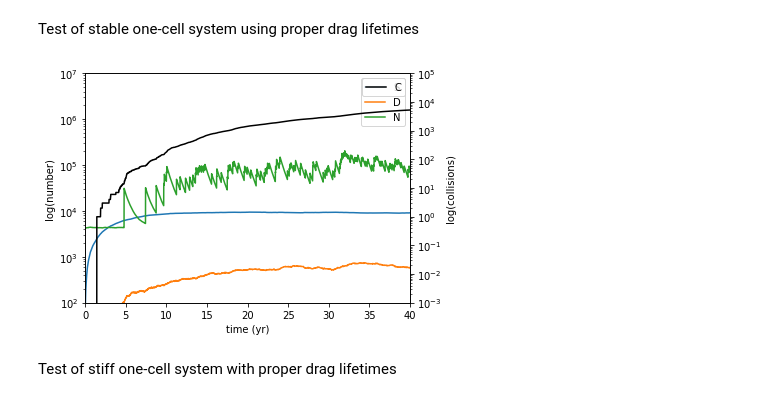
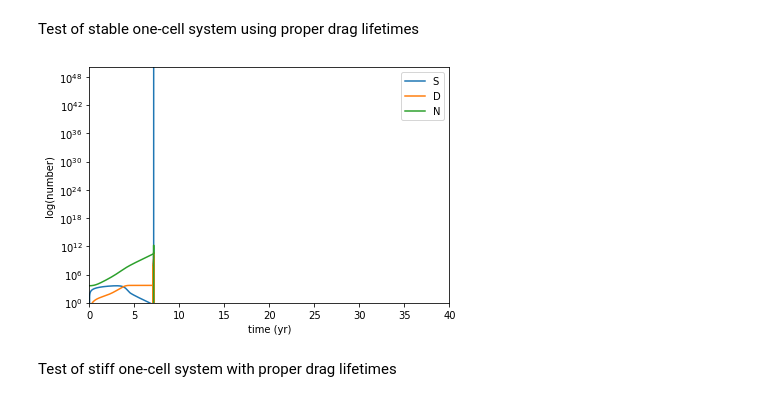
Before and after one commit to JustinLaw-D/debris-simulations, a Jupyter notebook: NCell_sims.ipynb, the cells around one changed output. Saved outputs shown, nothing was run; the diff lists cells and outputs as text; code cells hidden in the pictures.

```diff
--- a/NCell_sims.ipynb
+++ b/NCell_sims.ipynb
@@ -149,7 +149,7 @@ def drag_lifetime_loc(hmax, hmin, a_over_m):
 atmosphere = NCell(np.array([S_i]), np.array([D_i]), np.array([N_i]), np.array([alt]),
                 np.array([dh]), np.array([lam]), drag_lifetime_loc)
 # %%
-atmosphere.run_sim(T, dt=0.01)
+atmosphere.run_sim(T, dt=0.0005)
 t = atmosphere.get_t()
 S = atmosphere.get_S()[0]
 D = atmosphere.get_D()[0]
@@ -158,28 +158,28 @@ C = atmosphere.get_C()[0]
 # %%
 import matplotlib.pyplot as plt
 
 fig, ax1 = plt.subplots()
 ax1.set_xlabel('time (yr)')
 ax1.set_ylabel('log(number)')
 ax1.set_yscale('log')
 ax1.plot(t, S, label='S')
 ax1.plot(t, D, label='D')
 ax1.plot(t, N, label='N')
 ax1.set_ylim(100, 1e7)
 ax1.set_xlim(0,T)
 ax1.legend()
 
-ax2 = ax1.twinx()  # instantiate a second axes that shares the same x-axis
-ax2.set_ylabel('log(collisions)')  # we already handled the x-label with ax1
-ax2.plot(t, C, label='C', color='k')
-ax2.set_ylim(1e-3, 1e5)
-ax2.set_yscale('log')
-ax2.legend()
+#ax2 = ax1.twinx()  # instantiate a second axes that shares the same x-axis
+#ax2.set_ylabel('log(collisions)')  # we already handled the x-label with ax1
+#ax2.plot(t, C, label='C', color='k')
+#ax2.set_ylim(1e-3, 1e5)
+#ax2.set_yscale('log')
+#ax2.legend()
 
 fig.tight_layout()  # otherwise the right y-label is slightly clipped
 plt.show()
 # %% [output]
-[figure, old version]
+[figure, new version]
 # %% [markdown]
 Test of stiff one-cell system with proper drag lifetimes
 # %%
```
Also changed, not shown: parts of 3 cells of this notebook, 3 other files.
